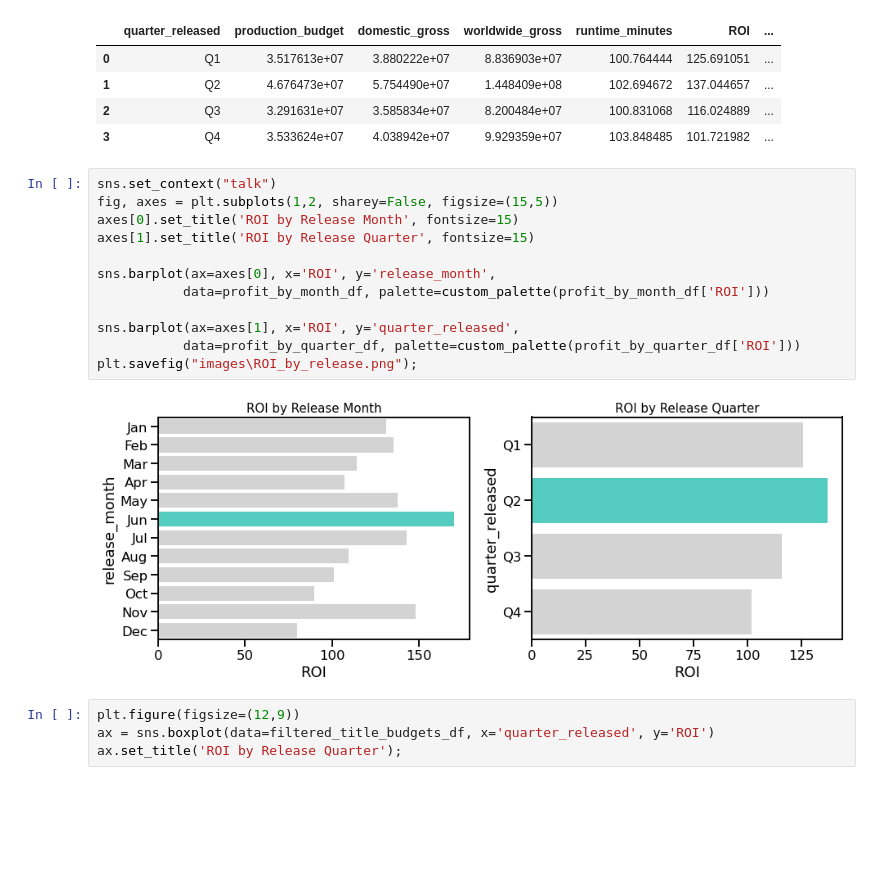
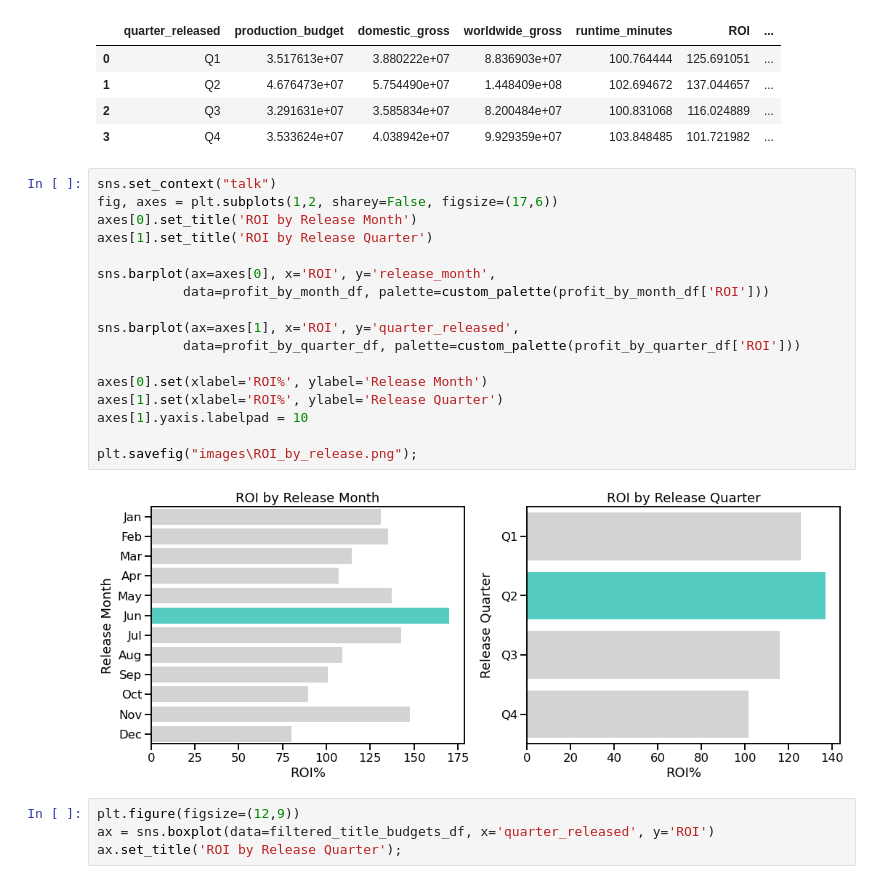
Before and after one commit to Sammyknee/dsc-project-template, a Jupyter notebook: Movie Data Analysis.ipynb, the cells around one changed output. Drawn from its saved outputs; the diff is of its cells as text; blank space fills up the shorter version.

```diff
--- a/Movie Data Analysis.ipynb
+++ b/Movie Data Analysis.ipynb
@@ -375,18 +375,23 @@ profit_by_quarter_df
 | 3 | Q4 | 3.533624e+07 | 4.038942e+07 | 9.929359e+07 | 103.848485 | 101.721982 | ... |
 # %%
 sns.set_context("talk")
-fig, axes = plt.subplots(1,2, sharey=False, figsize=(15,5))
-axes[0].set_title('ROI by Release Month', fontsize=15)
-axes[1].set_title('ROI by Release Quarter', fontsize=15)
+fig, axes = plt.subplots(1,2, sharey=False, figsize=(17,6))
+axes[0].set_title('ROI by Release Month')
+axes[1].set_title('ROI by Release Quarter')
 
 sns.barplot(ax=axes[0], x='ROI', y='release_month',
            data=profit_by_month_df, palette=custom_palette(profit_by_month_df['ROI']))
 
 sns.barplot(ax=axes[1], x='ROI', y='quarter_released',
            data=profit_by_quarter_df, palette=custom_palette(profit_by_quarter_df['ROI']))
+
+axes[0].set(xlabel='ROI%', ylabel='Release Month')
+axes[1].set(xlabel='ROI%', ylabel='Release Quarter')
+axes[1].yaxis.labelpad = 10
+
 plt.savefig("images\ROI_by_release.png");
 # %% [output]
-[figure, old version]
+[figure, new version]
 # %%
 plt.figure(figsize=(12,9))
 ax = sns.boxplot(data=filtered_title_budgets_df, x='quarter_released', y='ROI')
```
Also changed, not shown: parts of 6 cells of this notebook, 7 other files.
